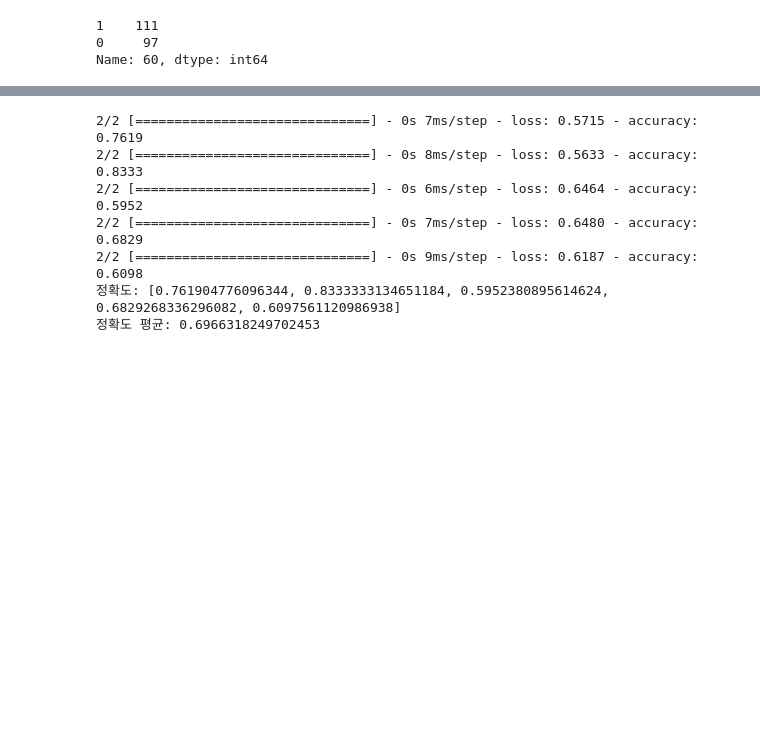
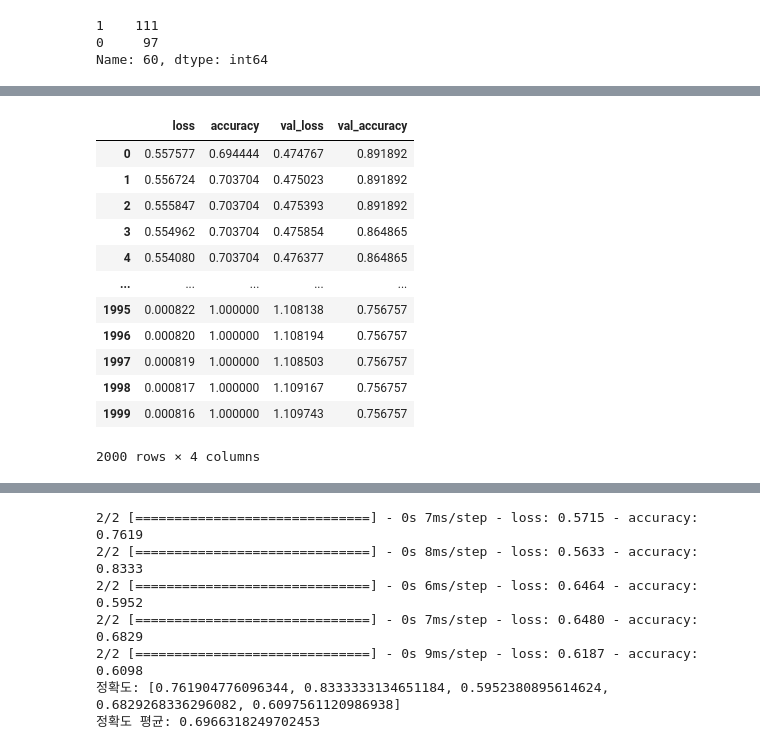
Before and after one commit to yooyeollee/2022, a Jupyter notebook: save_load_train_test_split.ipynb, the cells around one changed output, grey strips where cells are left out. Cells and saved outputs as stored; diff of their text form; code cells hidden in the pictures; blank space fills up the shorter version.

```diff
--- a/save_load_train_test_split.ipynb
+++ b/save_load_train_test_split.ipynb
@@ -112,0 +113,21 @@ Test accuracy: 0.6507936716079712
+# %%
+# 그래프 확인을 위한 긴 학습 (컴퓨터 환경에 따라 시간이 다소 걸릴수 있습니다)
+history=model.fit(X_train, y_train, epochs=2000, batch_size=500, verbose=0, validation_split=0.25)
+
+# history에 저장된 학습 결과를 확인해 보겠습니다.
+hist_df=pd.DataFrame(history.history)
+hist_df
+# %% [output]
+|  | loss | accuracy | val_loss | val_accuracy |
+| 0 | 0.557577 | 0.694444 | 0.474767 | 0.891892 |
+| 1 | 0.556724 | 0.703704 | 0.475023 | 0.891892 |
+| 2 | 0.555847 | 0.703704 | 0.475393 | 0.891892 |
+| 3 | 0.554962 | 0.703704 | 0.475854 | 0.864865 |
+| 4 | 0.554080 | 0.703704 | 0.476377 | 0.864865 |
+| ... | ... | ... | ... | ... |
+| 1995 | 0.000822 | 1.000000 | 1.108138 | 0.756757 |
+| 1996 | 0.000820 | 1.000000 | 1.108194 | 0.756757 |
+| 1997 | 0.000819 | 1.000000 | 1.108503 | 0.756757 |
+| 1998 | 0.000817 | 1.000000 | 1.109167 | 0.756757 |
+| 1999 | 0.000816 | 1.000000 | 1.109743 | 0.756757 |
+2000 rows × 4 columns
```
Also changed, not shown: parts of 4 cells of this notebook.
